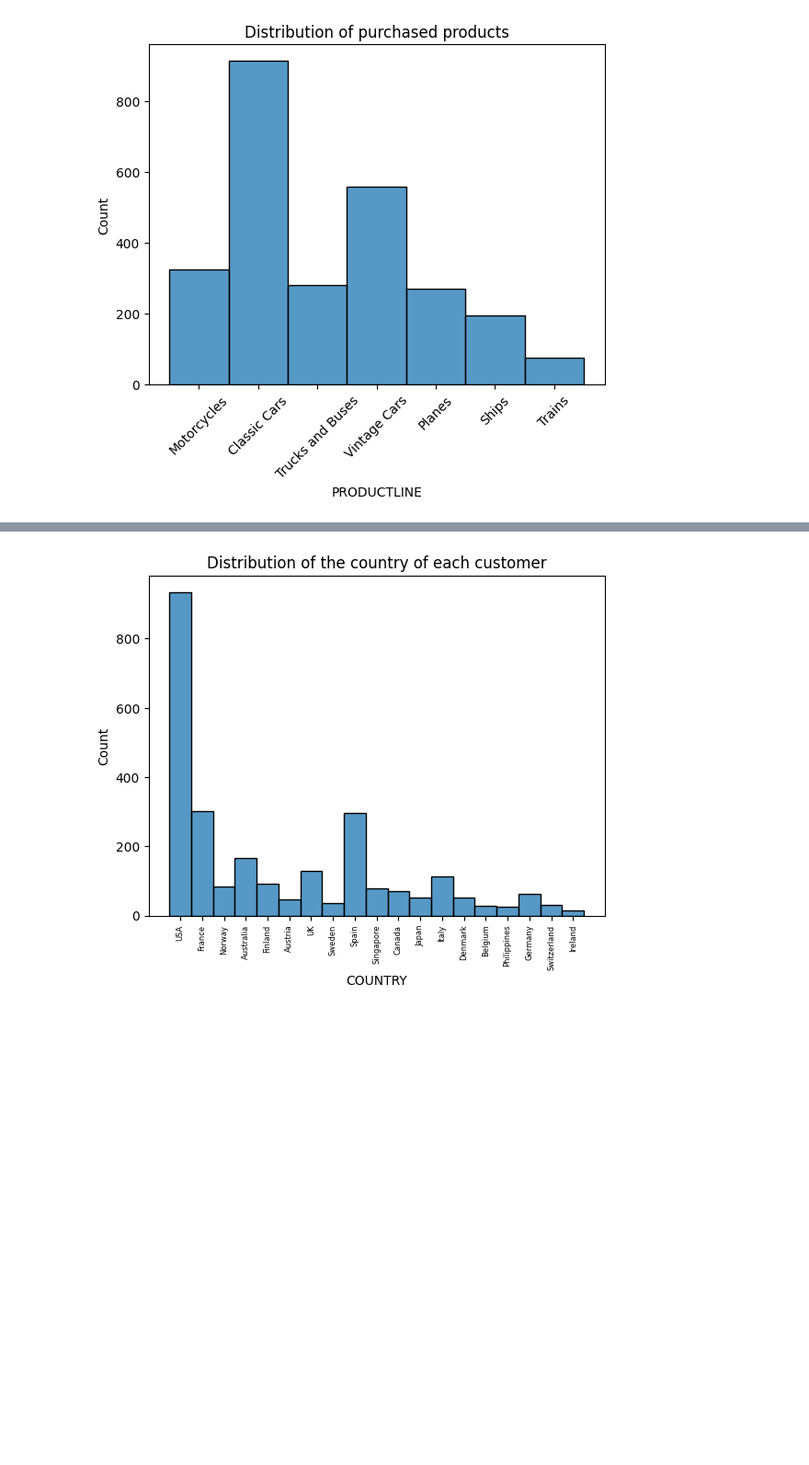
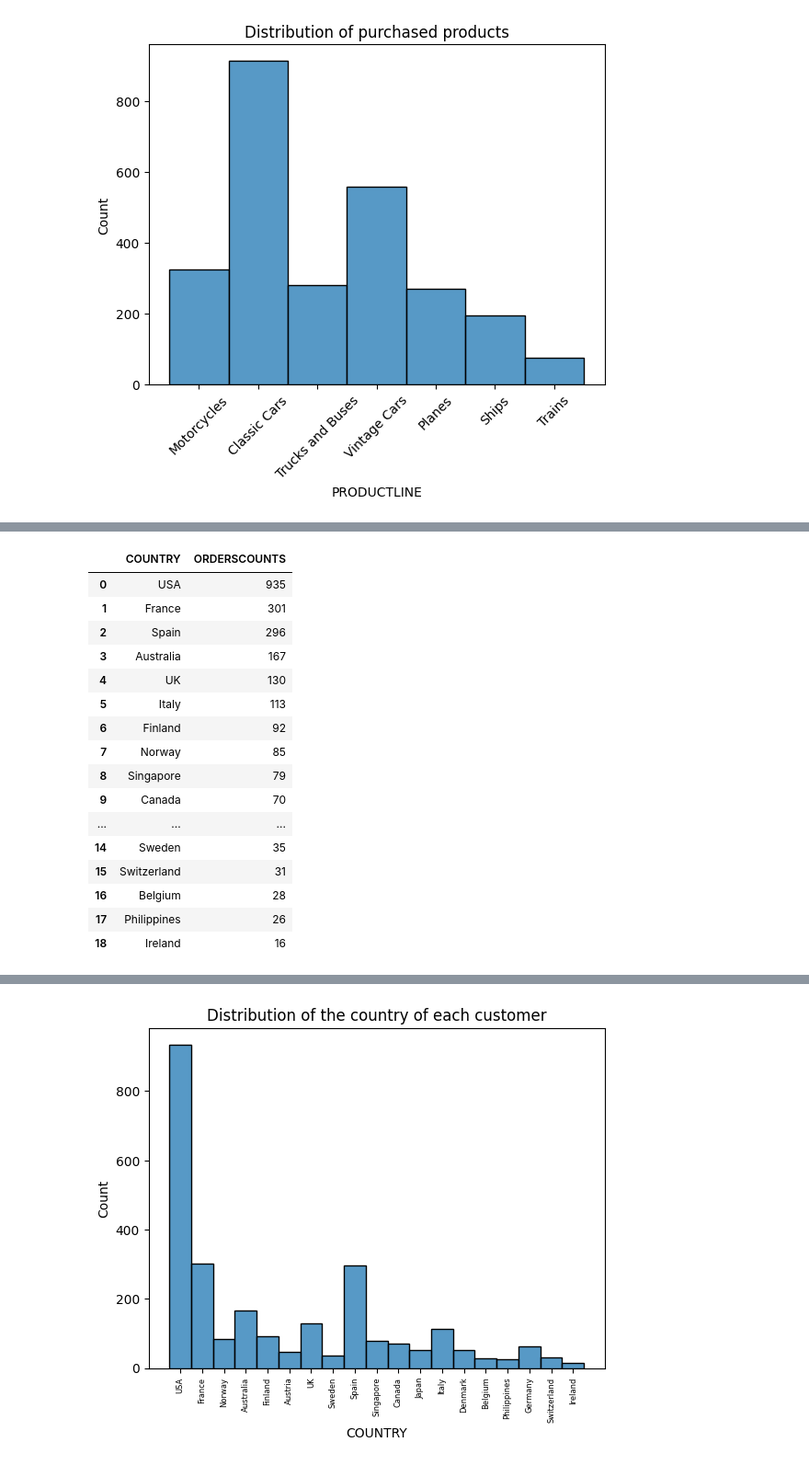
Before and after one commit to cgn00/Customer_Segmentation, a Jupyter notebook: customer_segmentation.ipynb, the cells around one changed output, grey strips where cells are left out. Shown at 92% size. Cells and saved outputs as stored; diff of their text form; code cells hidden in the pictures; blank space fills up the shorter version.

```diff
--- a/customer_segmentation.ipynb
+++ b/customer_segmentation.ipynb
@@ -138,12 +218,36 @@ plt.show()
 # %%
-# Create basic choropleth map
-# Aggregate the data by country
+# Group the sales_data DataFrame by country and count the number of orders for each country
 grouped_data = sales_data[["ORDERNUMBER", "COUNTRY"]].groupby('COUNTRY').count().reset_index()
+
+# Rename the 'ORDERNUMBER' column to 'ORDERSCOUNTS'
 grouped_data.rename(columns={"ORDERNUMBER": "ORDERSCOUNTS"}, inplace=True)
-grouped_data
+
 # Create the choropleth map
 fig = px.choropleth(grouped_data, locations='COUNTRY', color='ORDERSCOUNTS',
                     locationmode="country names",
                     hover_name='COUNTRY', projection='natural earth',
                     title='Total Order Counts by Country')
+
+# Show the plot
 fig.show()
+
+# Sort the grouped_data DataFrame by the 'ORDERSCOUNTS' column in descending order and reset the index to start from 0
+grouped_data.sort_values(by="ORDERSCOUNTS", ascending=False).reset_index(drop=True)
+# %% [output]
+|  | COUNTRY | ORDERSCOUNTS |
+| 0 | USA | 935 |
+| 1 | France | 301 |
+| 2 | Spain | 296 |
+| 3 | Australia | 167 |
+| 4 | UK | 130 |
+| 5 | Italy | 113 |
+| 6 | Finland | 92 |
+| 7 | Norway | 85 |
+| 8 | Singapore | 79 |
+| 9 | Canada | 70 |
+| ... | ... | ... |
+| 14 | Sweden | 35 |
+| 15 | Switzerland | 31 |
+| 16 | Belgium | 28 |
+| 17 | Philippines | 26 |
+| 18 | Ireland | 16 |
```
Also changed, not shown: parts of 22 cells of this notebook.
